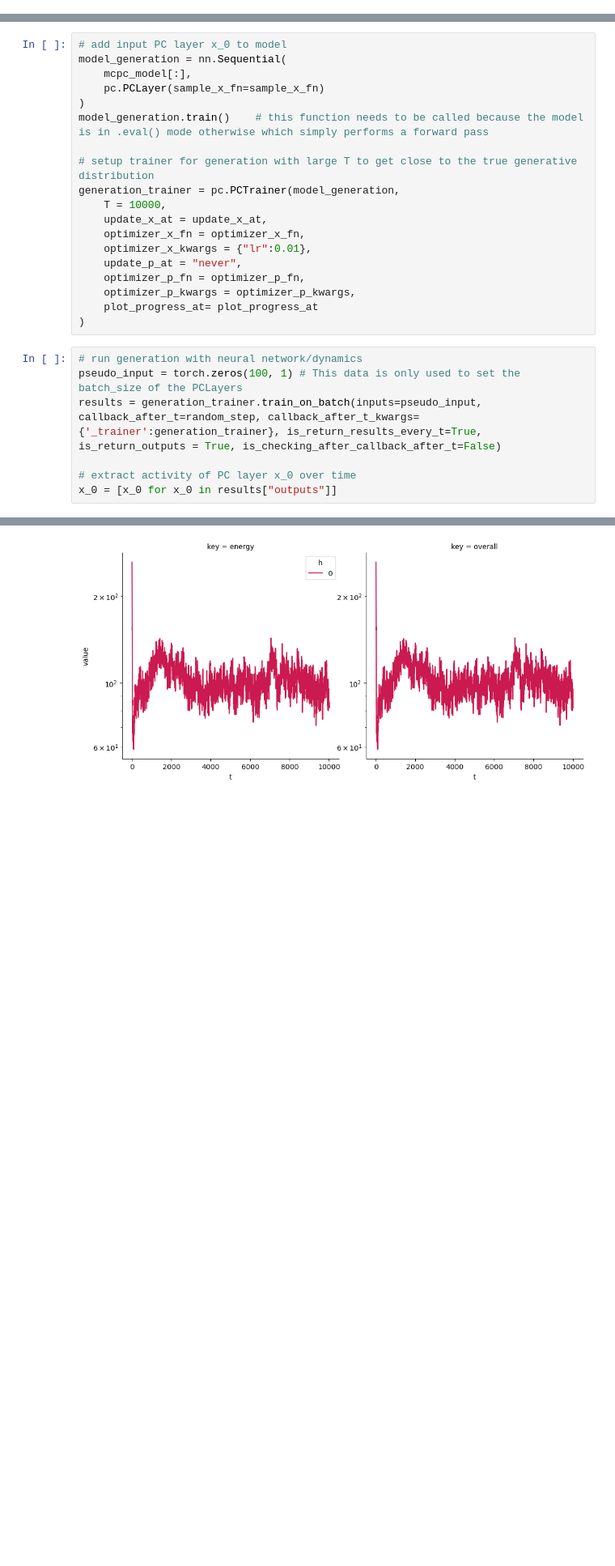
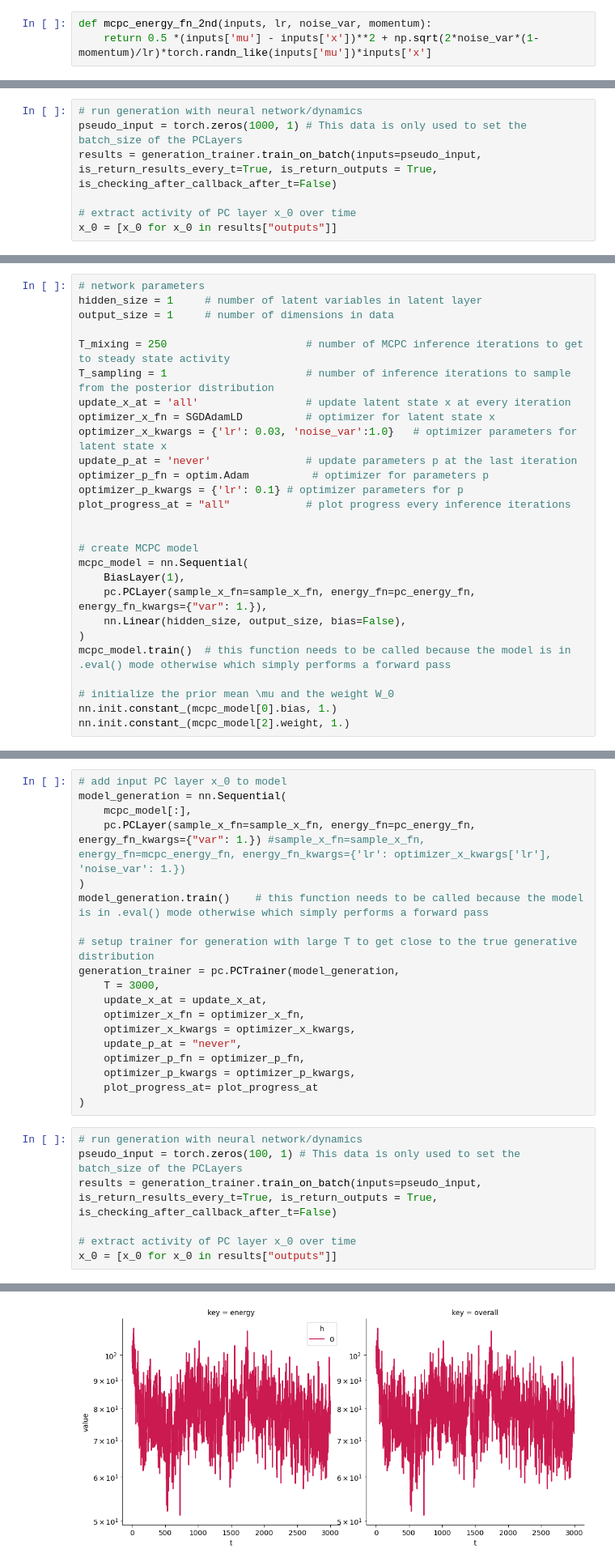
Before and after one commit to Bogacz-Group/PredictiveCoding, a Jupyter notebook: demo_mcpc_unsupervised.ipynb, the cells around one changed output, grey strips where cells are left out. Shown at 81% size. Cells and saved outputs as stored; diff of their text form; blank space fills up the shorter version.

```diff
--- a/demo_mcpc_unsupervised.ipynb
+++ b/demo_mcpc_unsupervised.ipynb
@@ -105,0 +274,3 @@ output = inference_trainer.train_on_batch(inputs=pseudo_input, loss_fn=fe_fn, lo
+# %%
+def mcpc_energy_fn_2nd(inputs, lr, noise_var, momentum):
+    return 0.5 *(inputs['mu'] - inputs['x'])**2 + np.sqrt(2*noise_var*(1-momentum)/lr)*torch.randn_like(inputs['mu'])*inputs['x']
@@ -105,0 +912,7 @@ output = inference_trainer.train_on_batch(inputs=pseudo_input, loss_fn=fe_fn, lo
+# %%
+# run generation with neural network/dynamics
+pseudo_input = torch.zeros(1000, 1) # This data is only used to set the batch_size of the PCLayers
+results = generation_trainer.train_on_batch(inputs=pseudo_input, is_return_results_every_t=True, is_return_outputs = True, is_checking_after_callback_after_t=False)
+
+# extract activity of PC layer x_0 over time
+x_0 = [x_0 for x_0 in results["outputs"]]
@@ -105,0 +1078,27 @@ output = inference_trainer.train_on_batch(inputs=pseudo_input, loss_fn=fe_fn, lo
+# %%
+# network parameters
+hidden_size = 1     # number of latent variables in latent layer
+output_size = 1     # number of dimensions in data
+
+T_mixing = 250                      # number of MCPC inference iterations to get to steady state activity
+T_sampling = 1                      # number of inference iterations to sample from the posterior distribution
+update_x_at = 'all'                 # update latent state x at every iteration
+optimizer_x_fn = SGDAdamLD          # optimizer for latent state x
+optimizer_x_kwargs = {'lr': 0.03, 'noise_var':1.0}   # optimizer parameters for latent state x
+update_p_at = 'never'               # update parameters p at the last iteration
+optimizer_p_fn = optim.Adam          # optimizer for parameters p
+optimizer_p_kwargs = {'lr': 0.1} # optimizer parameters for p
+plot_progress_at = "all"            # plot progress every inference iterations
+
+
+# create MCPC model
+mcpc_model = nn.Sequential(
+    BiasLayer(1),
+    pc.PCLayer(sample_x_fn=sample_x_fn, energy_fn=pc_energy_fn, energy_fn_kwargs={"var": 1.}),
+    nn.Linear(hidden_size, output_size, bias=False),
+)
+mcpc_model.train()  # this function needs to be called because the model is in .eval() mode otherwise which simply performs a forward pass
+
+# initialize the prior mean \mu and the weight W_0
+nn.init.constant_(mcpc_model[0].bias, 1.)
+nn.init.constant_(mcpc_model[2].weight, 1.)
@@ -150,16 +1194,16 @@ MCPC's dynamics can also be used to generate from the learned data distributions
 # add input PC layer x_0 to model
 model_generation = nn.Sequential(
     mcpc_model[:],
-    pc.PCLayer(sample_x_fn=sample_x_fn)
+    pc.PCLayer(sample_x_fn=sample_x_fn, energy_fn=pc_energy_fn, energy_fn_kwargs={"var": 1.}) #sample_x_fn=sample_x_fn, energy_fn=mcpc_energy_fn, energy_fn_kwargs={'lr': optimizer_x_kwargs['lr'], 'noise_var': 1.})
 )
 model_generation.train()    # this function needs to be called because the model is in .eval() mode otherwise which simply performs a forward pass
 
 # setup trainer for generation with large T to get close to the true generative distribution
 generation_trainer = pc.PCTrainer(model_generation,
-    T = 10000,
+    T = 3000,
     update_x_at = update_x_at,
     optimizer_x_fn = optimizer_x_fn,
-    optimizer_x_kwargs = {"lr":0.01},
+    optimizer_x_kwargs = optimizer_x_kwargs,
     update_p_at = "never",
     optimizer_p_fn = optimizer_p_fn,
     optimizer_p_kwargs = optimizer_p_kwargs,
@@ -168,13 +1212,13 @@ generation_trainer = pc.PCTrainer(model_generation,
 # %%
 # run generation with neural network/dynamics
 pseudo_input = torch.zeros(100, 1) # This data is only used to set the batch_size of the PCLayers
-results = generation_trainer.train_on_batch(inputs=pseudo_input, callback_after_t=random_step, callback_after_t_kwargs={'_trainer':generation_trainer}, is_return_results_every_t=True, is_return_outputs = True, is_checking_after_callback_after_t=False)
+results = generation_trainer.train_on_batch(inputs=pseudo_input, is_return_results_every_t=True, is_return_outputs = True, is_checking_after_callback_after_t=False)
 
 # extract activity of PC layer x_0 over time
 x_0 = [x_0 for x_0 in results["outputs"]]
 # %% [output]
 <Figure size 640x480 with 0 Axes>
-[figure, old version]
+[figure, new version]
 <Figure size 640x480 with 0 Axes>
 # %%
 plt.figure(figsize=(12,5))
```
Also changed, not shown: parts of 84 cells of this notebook, 10 other files.
